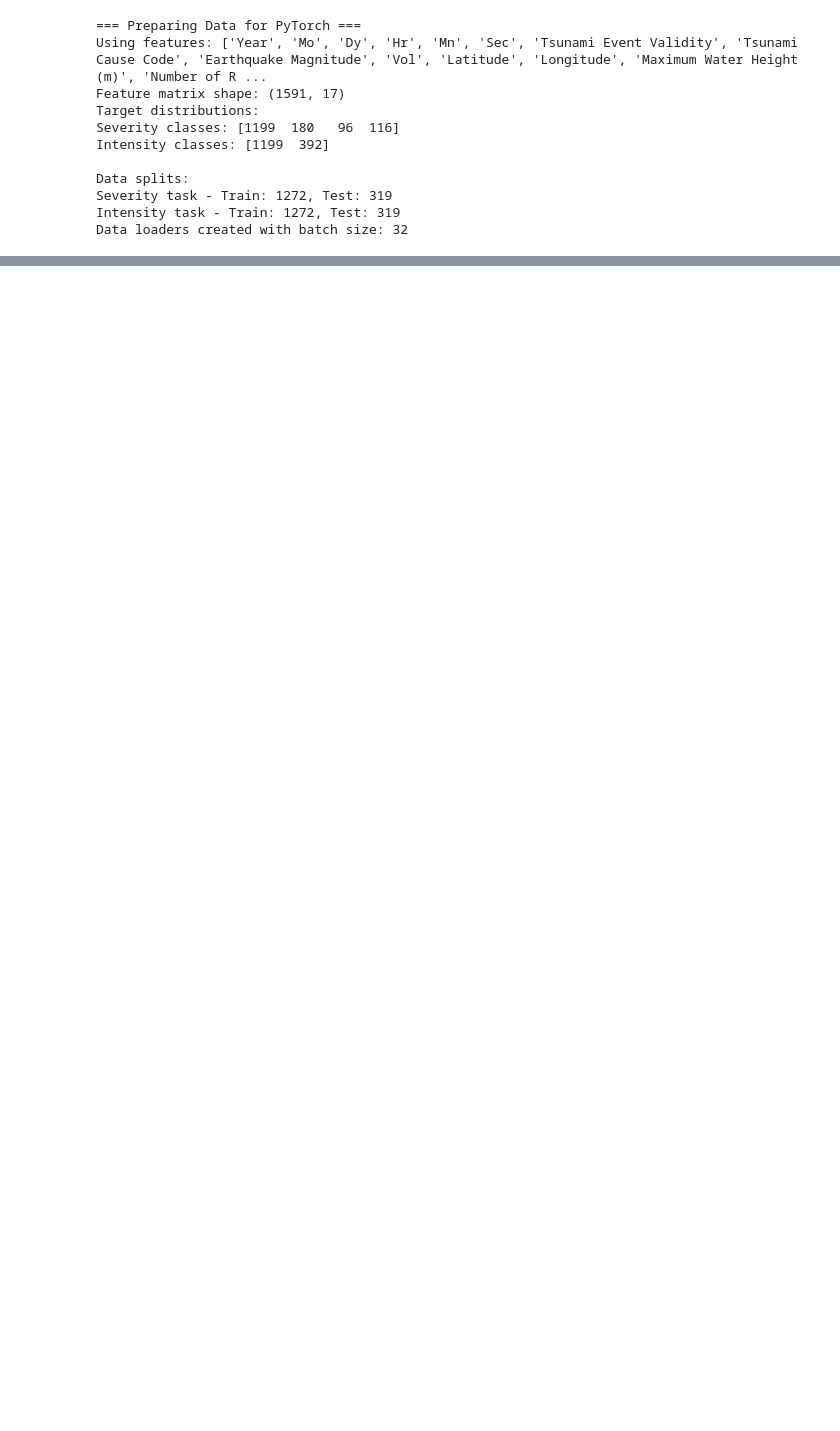
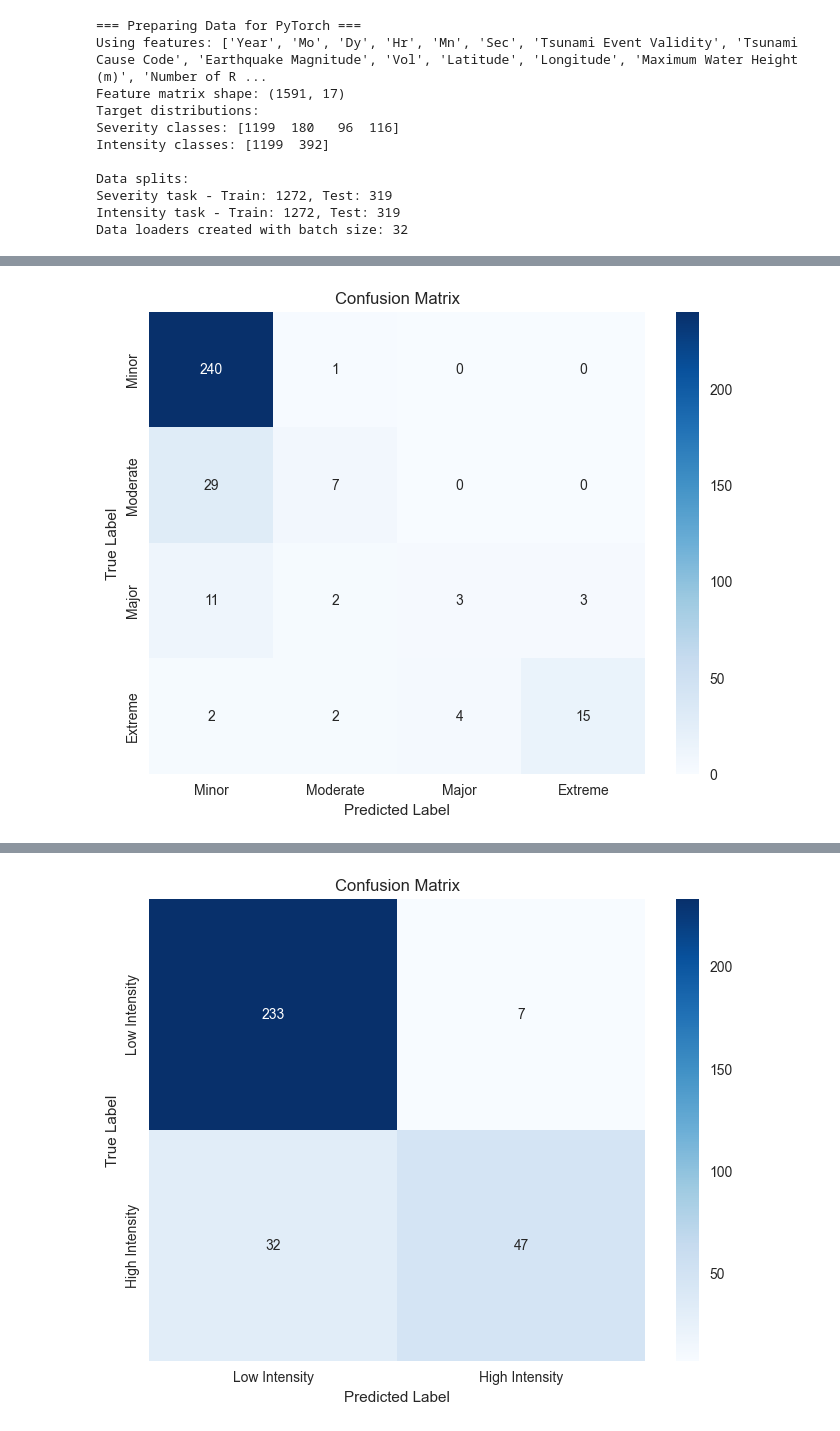
Before and after one commit to aryamaddel/Tsunami-Prediction, a Jupyter notebook: Tsunami Prediction 2.ipynb, the cells around one changed output, grey strips where cells are left out. Cells and saved outputs as stored; diff of their text form; code cells hidden in the pictures; blank space fills up the shorter version.

```diff
--- a/Tsunami Prediction 2.ipynb
+++ b/Tsunami Prediction 2.ipynb
@@ -926,0 +511,5 @@ Models saved to 'tsunami_prediction_models.pth'
+# %%
+intensity_class_names = ["Low Intensity", "High Intensity"]
+print("Training Intensity Classification Model")
+int_losses, int_accs, int_best = train_model(model_intensity, train_loader_int, test_loader_int, num_epochs=100, learning_rate=0.001, task_name="intensity")
+print(f"Intensity Model Best Accuracy: {int_best:.2f}%")
@@ -926,0 +526,71 @@ Models saved to 'tsunami_prediction_models.pth'
+# %%
+print("Evaluating Severity Classification")
+sev_acc, sev_preds, sev_targets = evaluate_model(model_severity, test_loader_sev, severity_class_names)
+
+print("\nEvaluating Intensity Classification")
+int_acc, int_preds, int_targets = evaluate_model(model_intensity, test_loader_int, intensity_class_names)
+
+fig, axes = plt.subplots(1, 2, figsize=(15, 5))
+
+axes[0].plot(sev_accs, label="Severity", alpha=0.7)
+axes[0].plot(int_accs, label="Intensity", alpha=0.7)
+axes[0].set_title("Test Accuracy")
+axes[0].set_xlabel("Epoch")
+axes[0].set_ylabel("Accuracy (%)")
+axes[0].legend()
+axes[0].grid(True)
+
+axes[1].plot(sev_losses, label="Severity", alpha=0.7)
+axes[1].plot(int_losses, label="Intensity", alpha=0.7)
+axes[1].set_title("Training Loss")
+axes[1].set_xlabel("Epoch")
+axes[1].set_ylabel("Loss")
+axes[1].legend()
+axes[1].grid(True)
+
+plt.tight_layout()
+plt.show()
+
+def predict_tsunami(earthquake_magnitude, latitude, longitude, water_height=None, tsunami_magnitude_abe=None, tsunami_magnitude_iida=None, intensity=None, year=2024, month=1, day=1, hour=0, minute=0, second=0, event_validity=4, cause_code=1, vol=0, num_runups=1):
+    input_data = [year, month, day, hour, minute, second, event_validity, cause_code, earthquake_magnitude, vol, latitude, longitude]
+    input_data.append(water_height if water_height is not None else 0)
+    input_data.append(num_runups)
+    input_data.append(tsunami_magnitude_abe if tsunami_magnitude_abe is not None else 0)
+    input_data.append(tsunami_magnitude_iida if tsunami_magnitude_iida is not None else 0)
+    input_data.append(intensity if intensity is not None else 0)
+
+    while len(input_data) < input_size:
+        input_data.append(0)
+    input_data = input_data[:input_size]
+
+    input_tensor = torch.FloatTensor(scaler.transform(imputer.transform(np.array(input_data).reshape(1, -1)))).to(device)
+
+    model_severity.eval()
+    model_intensity.eval()
+
+    with torch.no_grad():
+        severity_probs = F.softmax(model_severity(input_tensor), dim=1)
+        intensity_probs = F.softmax(model_intensity(input_tensor), dim=1)
+        severity_pred = torch.argmax(severity_probs, dim=1).cpu().numpy()[0]
+        intensity_pred = torch.argmax(intensity_probs, dim=1).cpu().numpy()[0]
+
+    return {
+        "severity": severity_class_names[severity_pred],
+        "severity_confidence": f"{severity_probs.max().cpu().numpy():.2%}",
+        "intensity": intensity_class_names[intensity_pred],
+        "intensity_confidence": f"{intensity_probs.max().cpu().numpy():.2%}",
+    }
+
+example1 = predict_tsunami(earthquake_magnitude=8.5, latitude=35.0, longitude=140.0, water_height=8.0, intensity=4)
+print("Example 1 - Mag 8.5, 8m height:")
+print(f"  Severity: {example1['severity']} ({example1['severity_confidence']})")
+print(f"  Intensity: {example1['intensity']} ({example1['intensity_confidence']})")
+
+example2 = predict_tsunami(earthquake_magnitude=7.0, latitude=30.0, longitude=-120.0, water_height=2.0, intensity=2)
+print("\nExample 2 - Mag 7.0, 2m height:")
+print(f"  Severity: {example2['severity']} ({example2['severity_confidence']})")
+print(f"  Intensity: {example2['intensity']} ({example2['intensity_confidence']})")
+
+torch.save({"severity_model": model_severity.state_dict(), "intensity_model": model_intensity.state_dict(), "scaler": scaler, "imputer": imputer, "feature_names": available_input_features, "severity_classes": severity_class_names, "intensity_classes": intensity_class_names}, "tsunami_models.pth")
+print("\nModels saved to 'tsunami_models.pth'")
+# %% [output]
@@ -926,0 +608 @@ Models saved to 'tsunami_prediction_models.pth'
+[figure, added]
@@ -926,0 +618 @@ Models saved to 'tsunami_prediction_models.pth'
+[figure, added]
```
Also changed, not shown: parts of 7 cells of this notebook.
